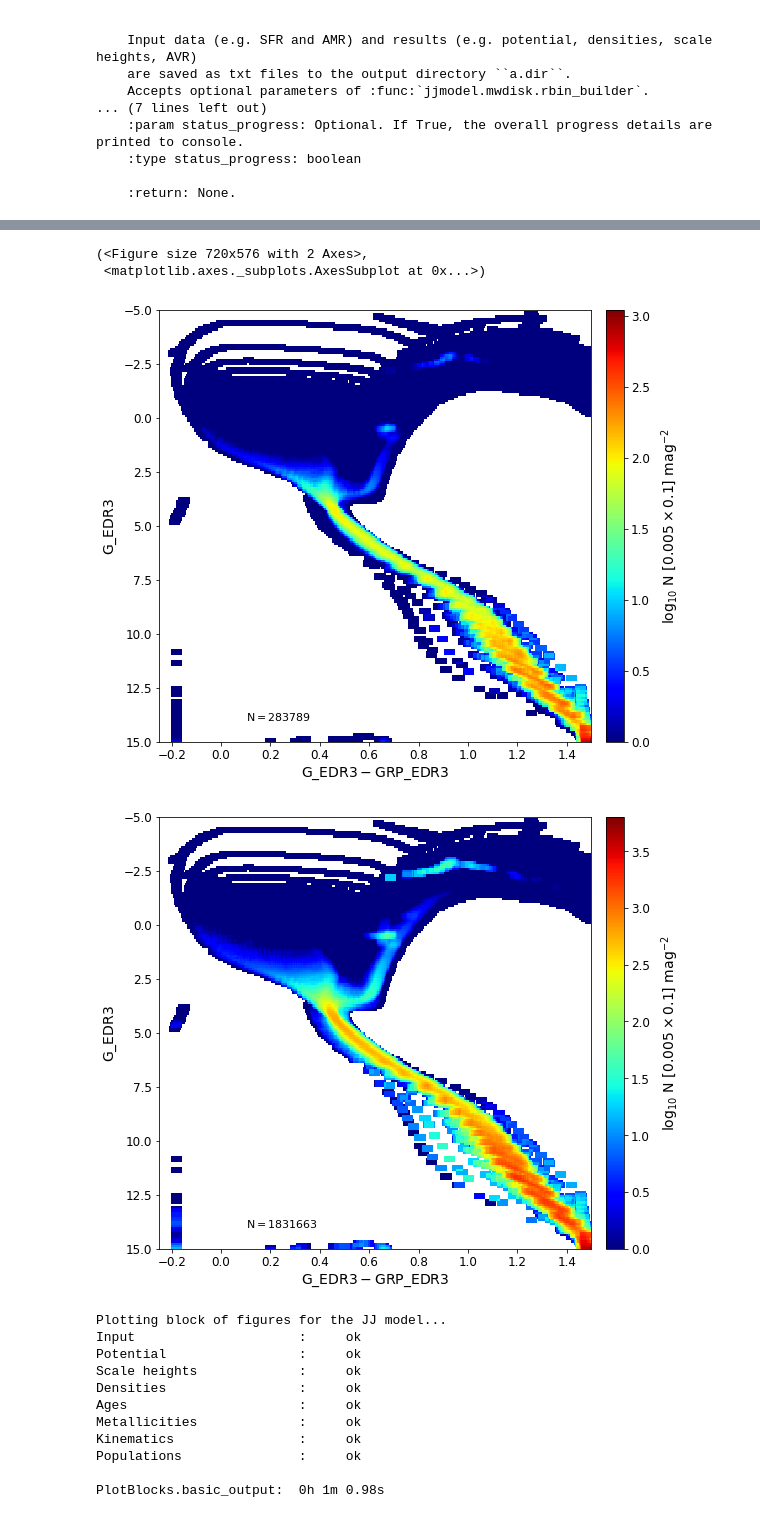
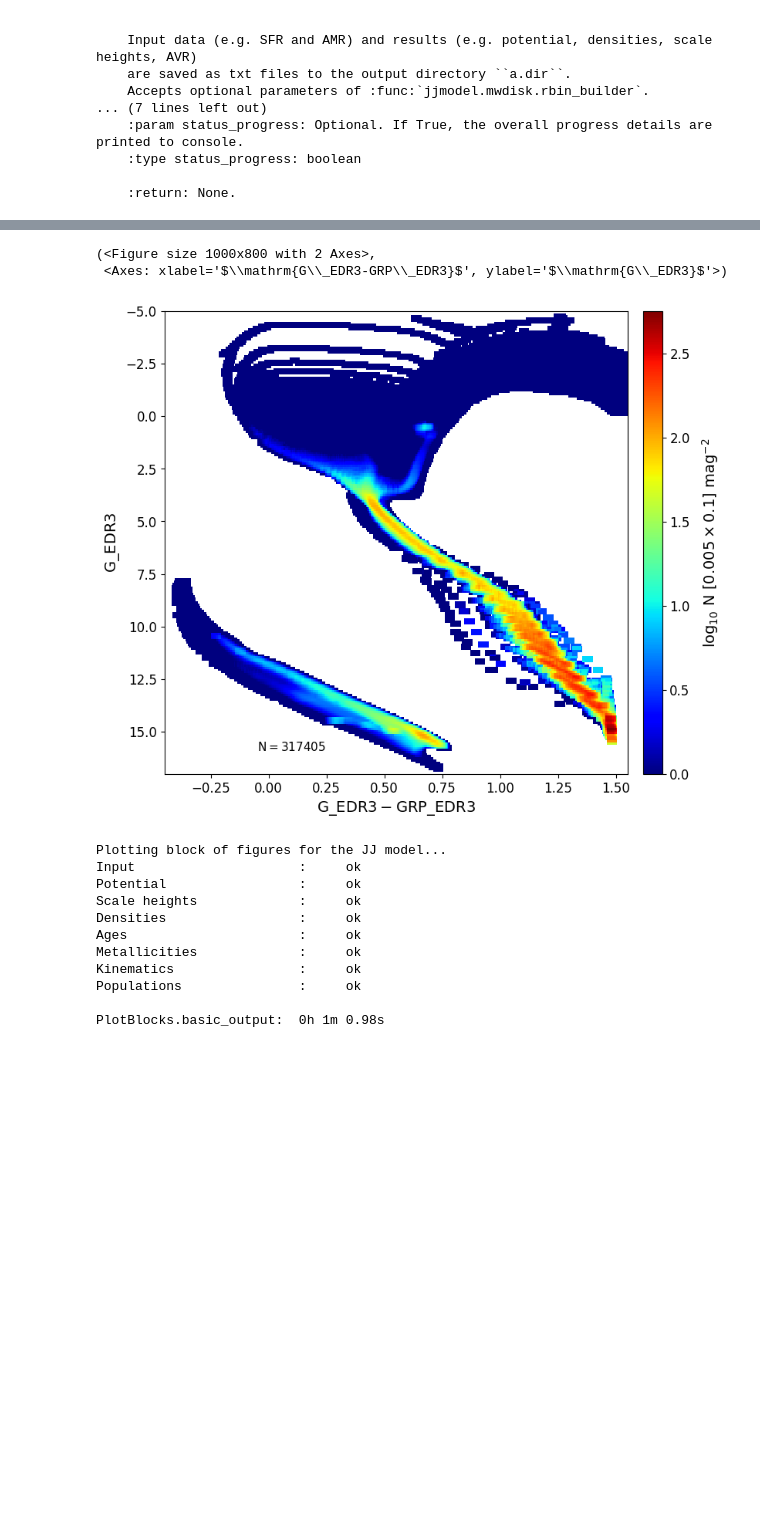
Before and after one commit to askenja/jjmodel, a Jupyter notebook: jjmodel/tutorials/tutorial1/No1_Getting_started--Local(basics).ipynb, the cells around one changed output, grey strips where cells are left out. Saved outputs shown, nothing was run; the diff lists cells and outputs as text; code cells hidden in the pictures; blank space fills up the shorter version.

```diff
--- a/jjmodel/tutorials/tutorial1/No1_Getting_started--Local(basics).ipynb
+++ b/jjmodel/tutorials/tutorial1/No1_Getting_started--Local(basics).ipynb
@@ -395,24 +394,23 @@ P.fw_hist_plt('tot',p.Rsun,z_slices,mode_pop='gdw',number=True,mets=met_range)
 # %%
 # --------------------------------------------------------------------------------------------------
 # Hess diagrams
 # --------------------------------------------------------------------------------------------------
 
 # Hess diagram for all stars (no WDs in the stellar library) in the local sphere:
 # We can also model a spherical shell by setting the inner radius in r_minmax.
 # Additionally, z-cut can be applied to this volume (keyword zlim).
 radius = 100  # pc
 P.hess_simple_plt('tot','local_sphere',['G_EDR3','G_EDR3','GRP_EDR3'],
-                  [[-0.25,1.5],[-5,15]],[0.005,0.1],smooth=[0.05,0.3],r_minmax=[0,radius])
+                  [[-0.45,1.55],[-5,17]],[0.005,0.1],smooth=[0.05,0.3],r_minmax=[0,radius])
 
 # Local cylinder
-height = 1000  # pc
-P.hess_simple_plt('tot','local_cylinder',['G_EDR3','G_EDR3','GRP_EDR3'],
-                  [[-0.25,1.5],[-5,15]],[0.005,0.1],smooth=[0.05,0.3],r_minmax=[0,radius],zlim=[0,height])
+#height = 1000  # pc
+#P.hess_simple_plt('tot','local_cylinder',['G_EDR3','G_EDR3','GRP_EDR3'],
+#                  [[-0.25,1.5],[-5,15]],[0.005,0.1],smooth=[0.05,0.3],r_minmax=[0,radius],zlim=[0,height])
 # %% [output]
-(<Figure size 720x576 with 2 Axes>,
- <matplotlib.axes._subplots.AxesSubplot at 0x...>)
+(<Figure size 1000x800 with 2 Axes>,
+ <Axes: xlabel='$\\mathrm{G\\_EDR3-GRP\\_EDR3}$', ylabel='$\\mathrm{G\\_EDR3}$'>)
-[figure, old version]
+[figure, new version]
-[figure, removed]
 # %%
 # There is also a possibility to plot many figures automatically (including those shown above)
 # This can be done with PlotBlocks class, do help(PlotBlocks) to see all its methods.
```
Also changed, not shown: parts of 12 cells of this notebook, 10 other files.
